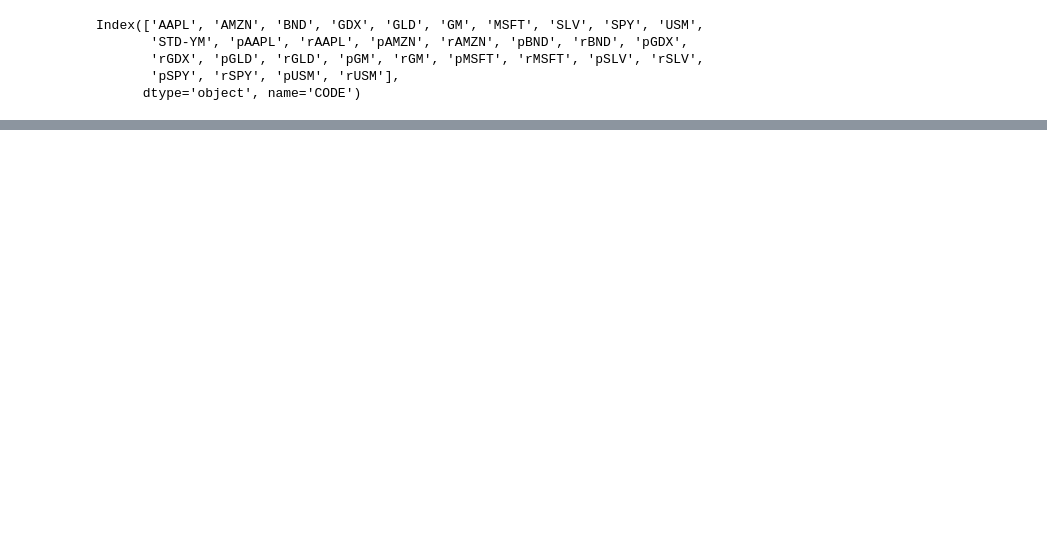
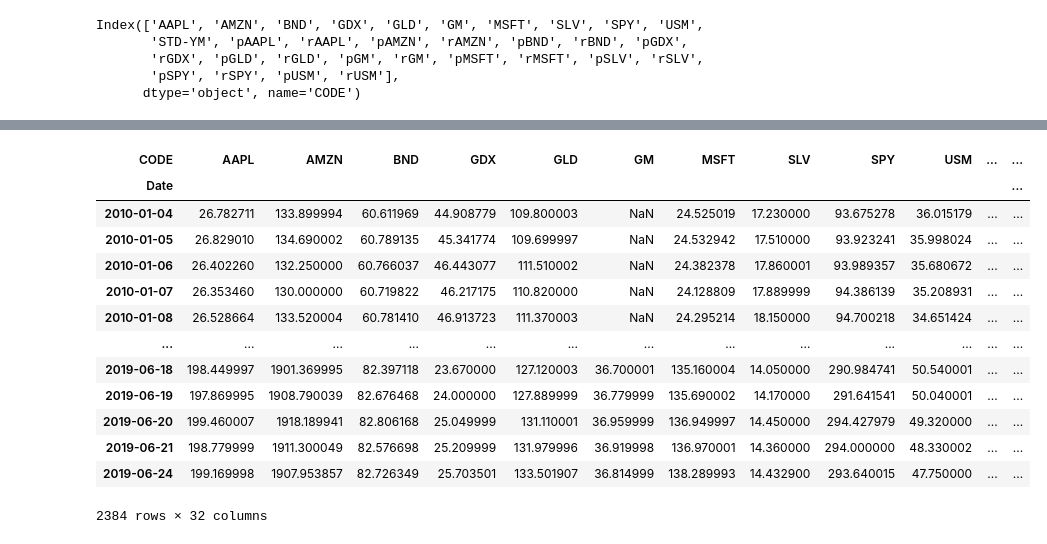
Before and after one commit to bsmoon-86/ubion_9, a Jupyter notebook: python/231206/02_momentum2.ipynb, the cells around one changed output, grey strips where cells are left out. Drawn from its saved outputs; the diff is of its cells as text; code cells hidden in the pictures; blank space fills up the shorter version.

```diff
--- a/python/231206/02_momentum2.ipynb
+++ b/python/231206/02_momentum2.ipynb
@@ -134,7 +243,7 @@ month_rtn_df.head(1)
 month_rtn_df = month_rtn_df.rank(axis=1, ascending=False, method='max', pct=True)
 # %%
 # 상위 15% 종목들만 선택
-month_rtn_df = month_rtn_df.where(month_rtn_df < 0.15, 0)
+month_rtn_df = month_rtn_df.where(month_rtn_df < 0.35, 0)
 # %%
 # 데이터 중 0 이 아니면 1로 대체
 month_rtn_df[month_rtn_df != 0] = 1
@@ -215,0 +461,22 @@ UnboundLocalError: cannot access local variable 'std_ym' where it is not associa
+# %%
+# 누적 수익율 함수
+def multi_acc_returns(book, s_code):
+    # 누적수익율 변수
+    acc_rtn = 1
+    for i in book.index:
+        count = 0
+        rtn = 0
+        for code in s_code:
+            if book.loc[i, 'r'+code]:
+                count += 1
+                rtn += book.loc[i, 'r'+code]
+        if (rtn != 0) & (count != 0):
+            acc_rtn *= (rtn / count)
+            print(f'누적 매도일 : {i}, 매도 종목수 : {count}, 수익율 : {rtn/count}')
+        book.loc[i, 'acc_rtn'] = acc_rtn
+    print(f'총 누적 수익율은 {acc_rtn}')
+
+    return book
+# %%
+multi_acc_returns(book, stock_codes)
+# %% [output]
@@ -215,0 +500,14 @@ UnboundLocalError: cannot access local variable 'std_ym' where it is not associa
+| CODE | AAPL | AMZN | BND | GDX | GLD | GM | MSFT | SLV | SPY | USM | ... | ... |
+| Date |  |  |  |  |  |  |  |  |  |  |  | ... |
+| 2010-01-04 | 26.782711 | 133.899994 | 60.611969 | 44.908779 | 109.800003 | NaN | 24.525019 | 17.230000 | 93.675278 | 36.015179 | ... | ... |
+| 2010-01-05 | 26.829010 | 134.690002 | 60.789135 | 45.341774 | 109.699997 | NaN | 24.532942 | 17.510000 | 93.923241 | 35.998024 | ... | ... |
+| 2010-01-06 | 26.402260 | 132.250000 | 60.766037 | 46.443077 | 111.510002 | NaN | 24.382378 | 17.860001 | 93.989357 | 35.680672 | ... | ... |
+| 2010-01-07 | 26.353460 | 130.000000 | 60.719822 | 46.217175 | 110.820000 | NaN | 24.128809 | 17.889999 | 94.386139 | 35.208931 | ... | ... |
+| 2010-01-08 | 26.528664 | 133.520004 | 60.781410 | 46.913723 | 111.370003 | NaN | 24.295214 | 18.150000 | 94.700218 | 34.651424 | ... | ... |
+| ... | ... | ... | ... | ... | ... | ... | ... | ... | ... | ... | ... | ... |
+| 2019-06-18 | 198.449997 | 1901.369995 | 82.397118 | 23.670000 | 127.120003 | 36.700001 | 135.160004 | 14.050000 | 290.984741 | 50.540001 | ... | ... |
+| 2019-06-19 | 197.869995 | 1908.790039 | 82.676468 | 24.000000 | 127.889999 | 36.779999 | 135.690002 | 14.170000 | 291.641541 | 50.040001 | ... | ... |
+| 2019-06-20 | 199.460007 | 1918.189941 | 82.806168 | 25.049999 | 131.110001 | 36.959999 | 136.949997 | 14.450000 | 294.427979 | 49.320000 | ... | ... |
+| 2019-06-21 | 198.779999 | 1911.300049 | 82.576698 | 25.209999 | 131.979996 | 36.919998 | 136.970001 | 14.360000 | 294.000000 | 48.330002 | ... | ... |
+| 2019-06-24 | 199.169998 | 1907.953857 | 82.726349 | 25.703501 | 133.501907 | 36.814999 | 138.289993 | 14.432900 | 293.640015 | 47.750000 | ... | ... |
+2384 rows × 32 columns
```
Also changed, not shown: parts of 21 cells of this notebook.
